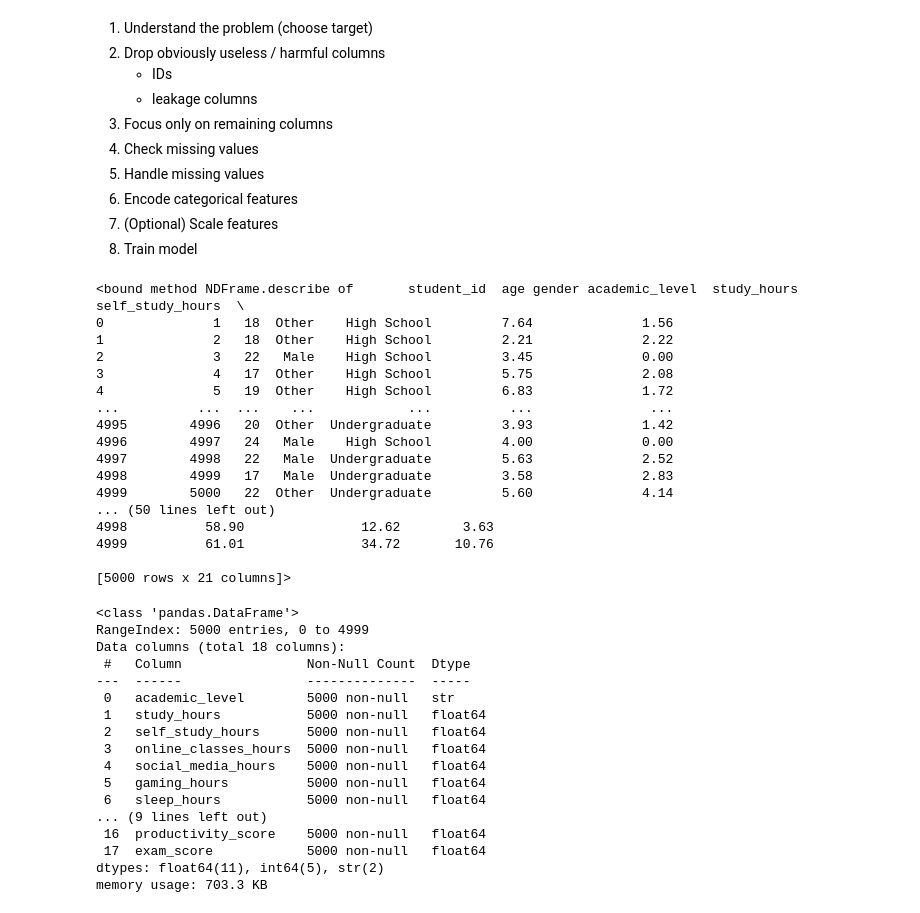
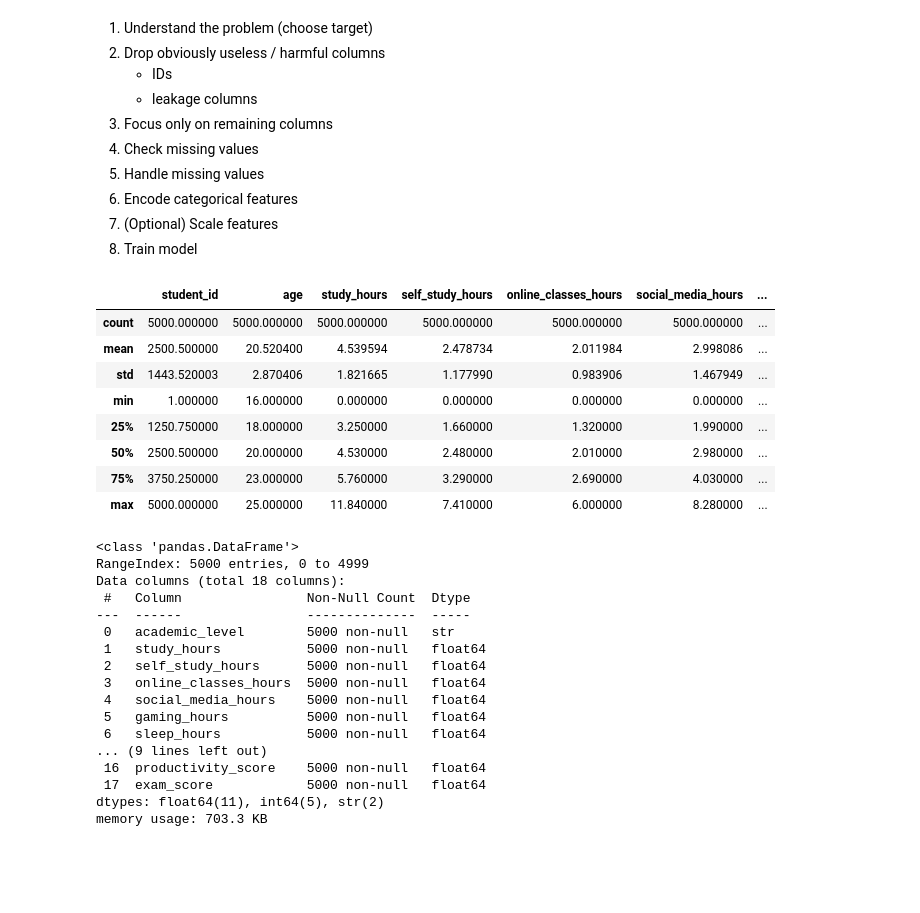
Before and after one commit to Lakshay1221-apple/AI-ML, a Jupyter notebook: MODELS/Studentperformancs /Student.ipynb, the cells around one changed output. Drawn from its saved outputs; the diff is of its cells as text; code cells hidden in the pictures; blank space fills up the shorter version.

```diff
--- a/MODELS/Studentperformancs /Student.ipynb
+++ b/MODELS/Studentperformancs /Student.ipynb
@@ -86,25 +86,17 @@ memory usage: 820.4 KB
 7. (Optional) Scale features
 8. Train model
 # %%
-df.describe
+df.describe()
 # %% [output]
-<bound method NDFrame.describe of       student_id  age gender academic_level  study_hours  self_study_hours  \
-0              1   18  Other    High School         7.64              1.56
-1              2   18  Other    High School         2.21              2.22
-2              3   22   Male    High School         3.45              0.00
-3              4   17  Other    High School         5.75              2.08
-4              5   19  Other    High School         6.83              1.72
-...          ...  ...    ...            ...          ...               ...
-4995        4996   20  Other  Undergraduate         3.93              1.42
-4996        4997   24   Male    High School         4.00              0.00
-4997        4998   22   Male  Undergraduate         5.63              2.52
-4998        4999   17   Male  Undergraduate         3.58              2.83
-4999        5000   22  Other  Undergraduate         5.60              4.14
-... (50 lines left out)
-4998          58.90               12.62        3.63
-4999          61.01               34.72       10.76
-
-[5000 rows x 21 columns]>
+|  | student_id | age | study_hours | self_study_hours | online_classes_hours | social_media_hours | ... |
+| count | 5000.000000 | 5000.000000 | 5000.000000 | 5000.000000 | 5000.000000 | 5000.000000 | ... |
+| mean | 2500.500000 | 20.520400 | 4.539594 | 2.478734 | 2.011984 | 2.998086 | ... |
+| std | 1443.520003 | 2.870406 | 1.821665 | 1.177990 | 0.983906 | 1.467949 | ... |
+| min | 1.000000 | 16.000000 | 0.000000 | 0.000000 | 0.000000 | 0.000000 | ... |
+| 25% | 1250.750000 | 18.000000 | 3.250000 | 1.660000 | 1.320000 | 1.990000 | ... |
+| 50% | 2500.500000 | 20.000000 | 4.530000 | 2.480000 | 2.010000 | 2.980000 | ... |
+| 75% | 3750.250000 | 23.000000 | 5.760000 | 3.290000 | 2.690000 | 4.030000 | ... |
+| max | 5000.000000 | 25.000000 | 11.840000 | 7.410000 | 6.000000 | 8.280000 | ... |
 # %%
 df = df.drop(columns=['student_id', 'age', 'gender'])
 # %%
```
Also changed, not shown: parts of 1 cell of this notebook, 7 other files.
